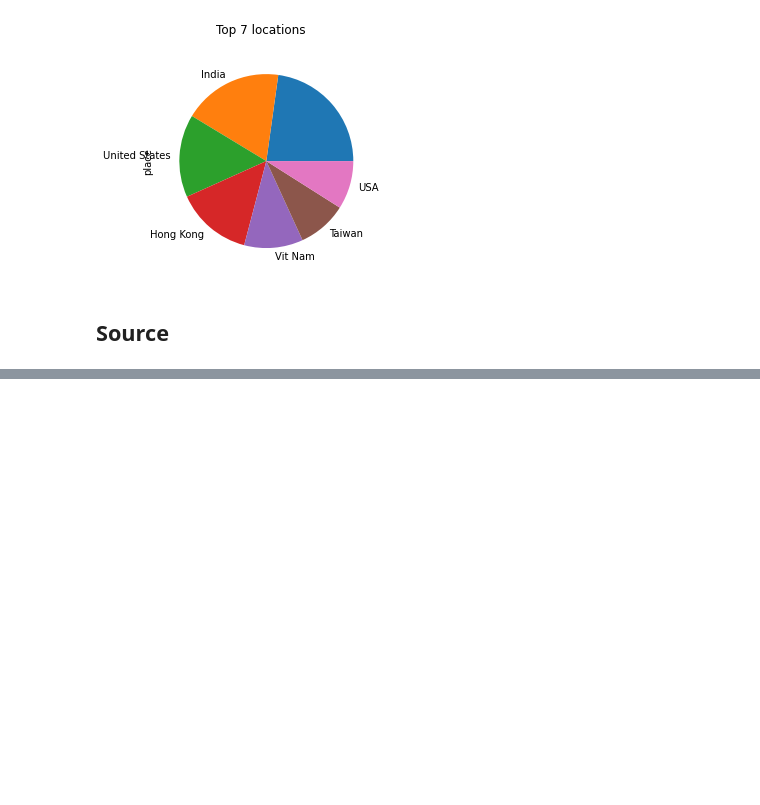
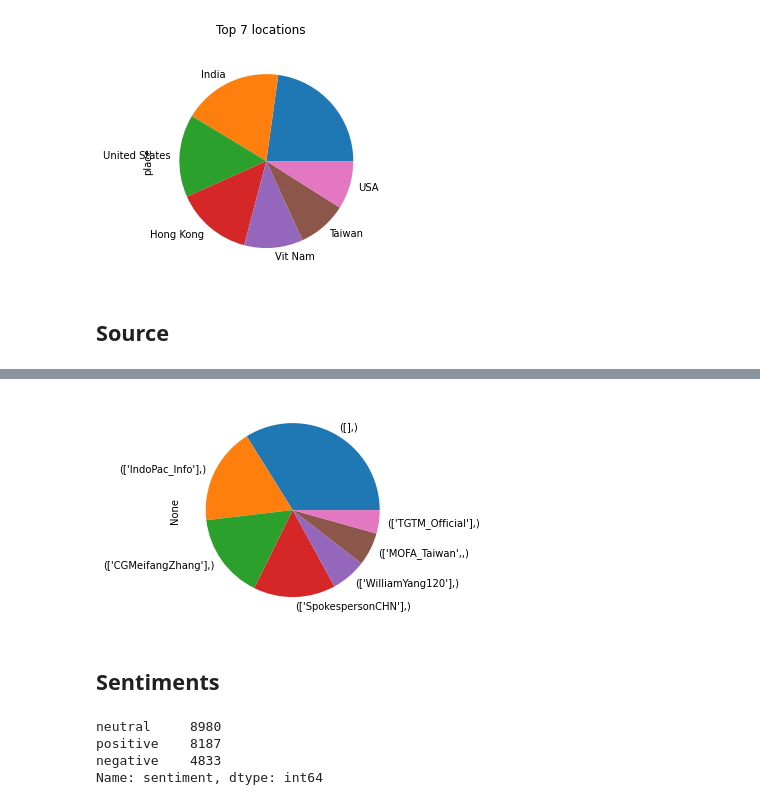
Before and after one commit to zelalemshiferaw/Twitter-Data-Analysis, a Jupyter notebook: Notebooks/data_preprocessing_and_data_exploration.ipynb, the cells around one changed output, grey strips where cells are left out. Saved outputs shown, nothing was run; the diff lists cells and outputs as text; code cells hidden in the pictures; blank space fills up the shorter version.

Commit message:
Exploring user_mentions,sentiment and hashtag data

```diff
--- a/Notebooks/data_preprocessing_and_data_exploration.ipynb
+++ b/Notebooks/data_preprocessing_and_data_exploration.ipynb
@@ -340,0 +374,5 @@ tweets_df["source"].value_counts().head().plot(kind="pie");
+# %%
+# Row values differnet null from user mention columns
+user_mentions_list_df = tweets_df.loc[tweets_df["user_mentions"] != " "]
+user_mentions_list_df = user_mentions_list_df['user_mentions']
+user_mentions_list_df
@@ -340,0 +392,9 @@ tweets_df["source"].value_counts().head().plot(kind="pie");
+# %%
+#create dataframe where each user_mention gets its own row
+flattened_user_mentions = []
+for user_mentions_list in user_mentions_list_df:
+    user_mentions_list = user_mentions_list.split(" ")
+    for user_mentions in user_mentions_list:
+        flattened_user_mentions.append(user_mentions)
+flattened_user_mentions_df = pd.DataFrame(flattened_user_mentions, columns=['user_mentions'])
+flattened_user_mentions_df.head()
@@ -340,0 +424,13 @@ tweets_df["source"].value_counts().head().plot(kind="pie");
+# %%
+flattened_user_mentions_df.value_counts().head(7).plot(kind="pie");
+# %% [output]
+[figure, added]
+# %% [markdown]
+## Sentiments
+# %%
+tweets_df['sentiment'].value_counts()
+# %% [output]
+neutral     8980
+positive    8187
+negative    4833
+Name: sentiment, dtype: int64
```
Also changed, not shown: parts of 30 cells of this notebook, 2 other files.
